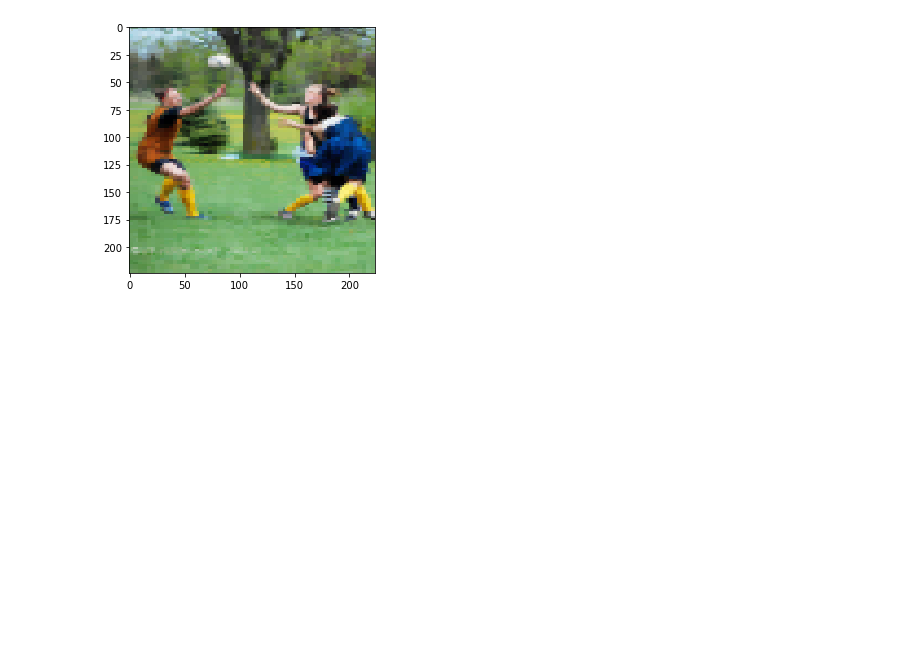
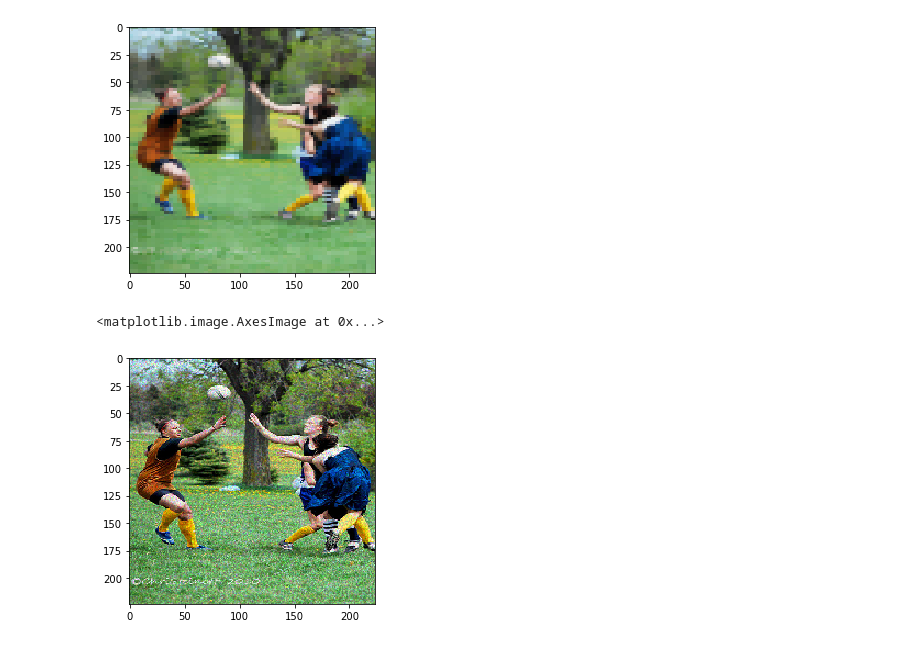
Before and after one commit to theBraindonor/adversarial-filters, a Jupyter notebook: notebook/filter_demos.ipynb, the cells around one changed output. Drawn from its saved outputs; the diff is of its cells as text; code cells hidden in the pictures; blank space fills up the shorter version.

```diff
--- a/notebook/filter_demos.ipynb
+++ b/notebook/filter_demos.ipynb
@@ -87,3 +90,9 @@ imshow(filter.transform_image([0.15], images[11][0])/255.)
 # %% [output]
 <matplotlib.image.AxesImage at 0x...>
 [figure]
+# %%
+filter = SpeckleNoiseFilter(454)
+imshow(filter.transform_image([-0.05, 0.018884564330270543], images[11][0])/255.)
+# %% [output]
+<matplotlib.image.AxesImage at 0x...>
+[figure, added]
```
Also changed, not shown: parts of 4 cells of this notebook, 26 other files.
